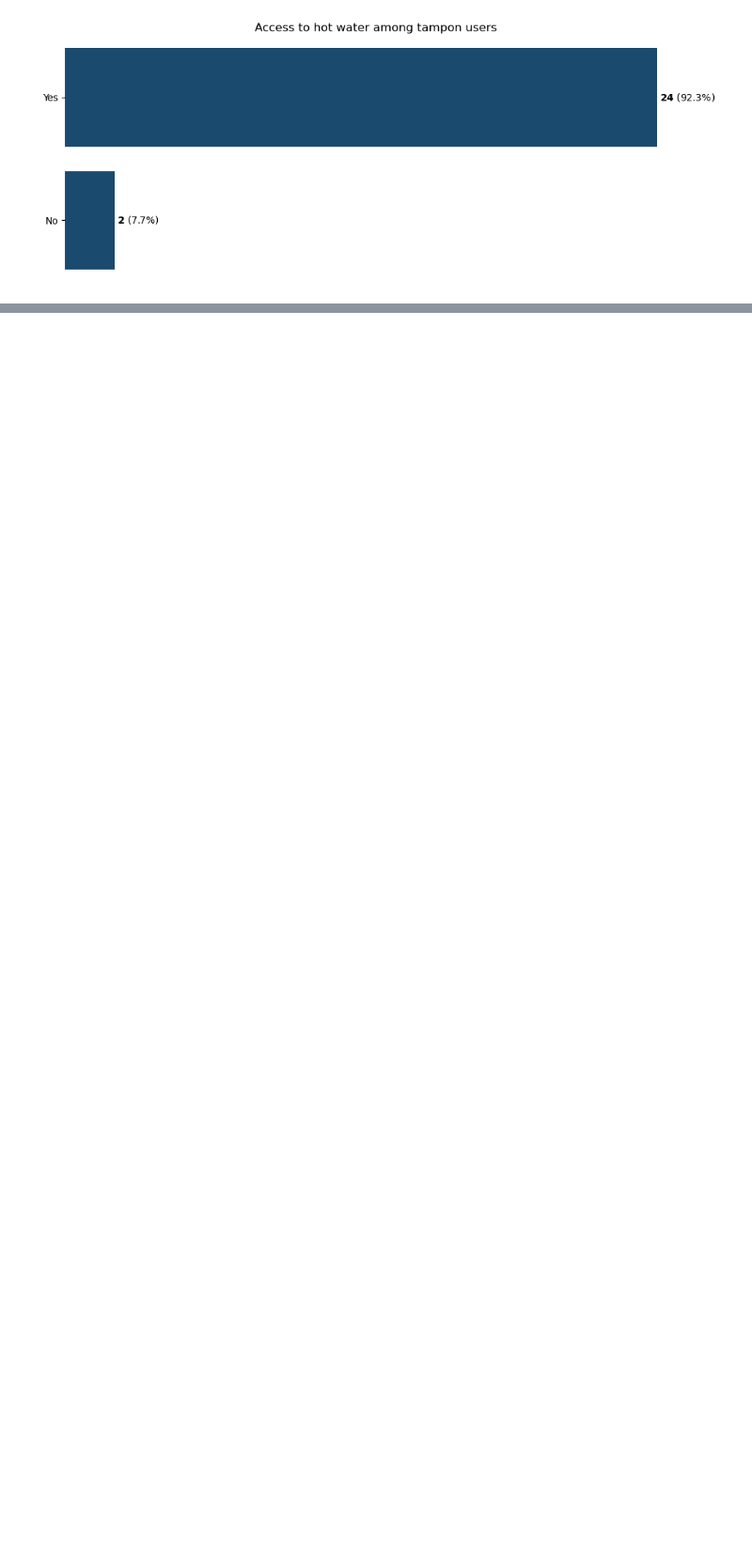
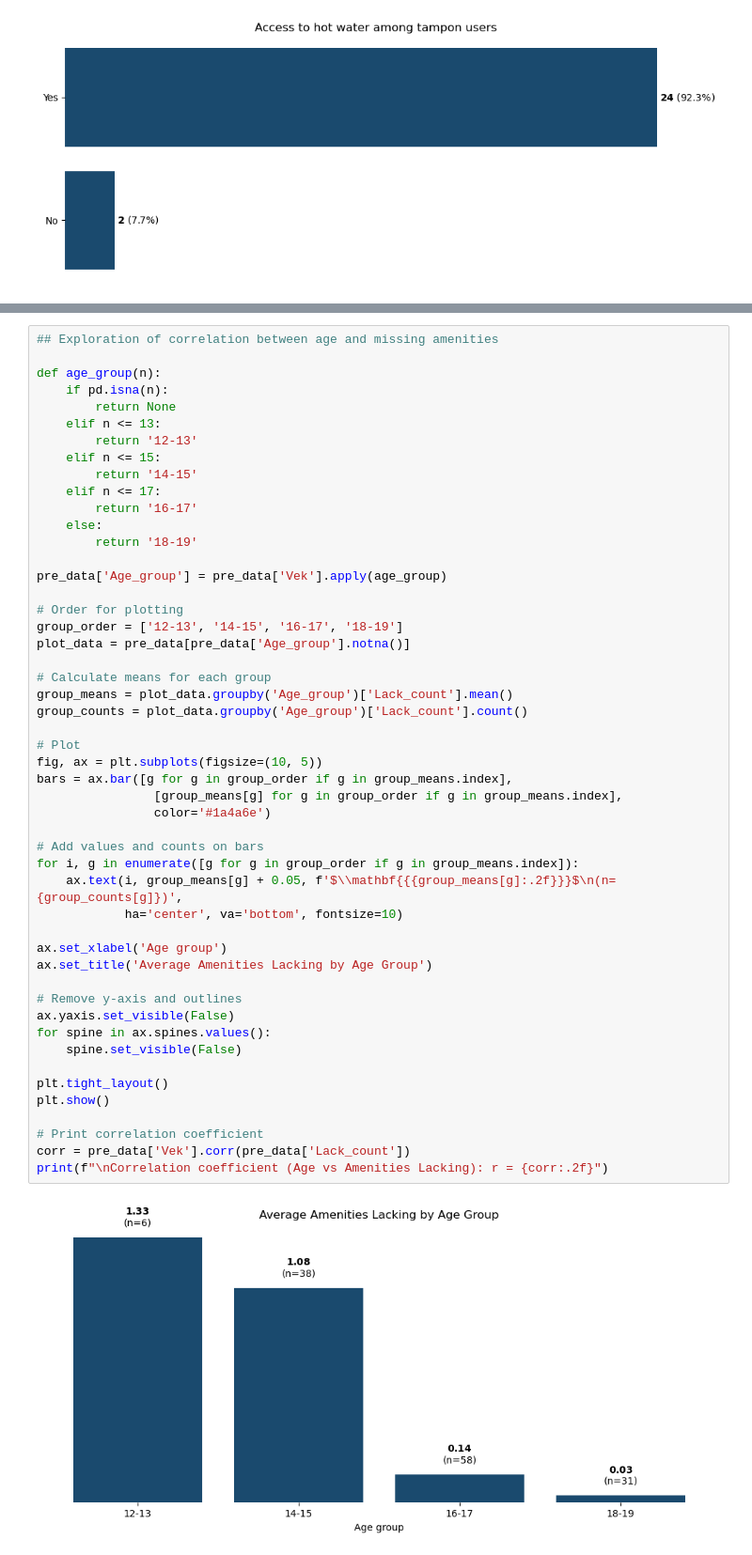
Before and after one commit to hovancas/Bardejov-research, a Jupyter notebook: pre_installation_analysis.ipynb, the cells around one changed output, grey strips where cells are left out. Shown at 94% size. Saved outputs shown, nothing was run; the diff lists cells and outputs as text; blank space fills up the shorter version.

```diff
--- a/pre_installation_analysis.ipynb
+++ b/pre_installation_analysis.ipynb
@@ -540,0 +676,52 @@ plt.show()
+# %%
+## Exploration of correlation between age and missing amenities
+
+def age_group(n):
+    if pd.isna(n):
+        return None
+    elif n <= 13:
+        return '12-13'
+    elif n <= 15:
+        return '14-15'
+    elif n <= 17:
+        return '16-17'
+    else:
+        return '18-19'
+
+pre_data['Age_group'] = pre_data['Vek'].apply(age_group)
+
+# Order for plotting
+group_order = ['12-13', '14-15', '16-17', '18-19']
+plot_data = pre_data[pre_data['Age_group'].notna()]
+
+# Calculate means for each group
+group_means = plot_data.groupby('Age_group')['Lack_count'].mean()
+group_counts = plot_data.groupby('Age_group')['Lack_count'].count()
+
+# Plot
+fig, ax = plt.subplots(figsize=(10, 5))
+bars = ax.bar([g for g in group_order if g in group_means.index],
+                [group_means[g] for g in group_order if g in group_means.index],
+                color='#1a4a6e')
+
+# Add values and counts on bars
+for i, g in enumerate([g for g in group_order if g in group_means.index]):
+    ax.text(i, group_means[g] + 0.05, f'$\\mathbf{{{group_means[g]:.2f}}}$\n(n={group_counts[g]})',
+            ha='center', va='bottom', fontsize=10)
+
+ax.set_xlabel('Age group')
+ax.set_title('Average Amenities Lacking by Age Group')
+
+# Remove y-axis and outlines
+ax.yaxis.set_visible(False)
+for spine in ax.spines.values():
+    spine.set_visible(False)
+
+plt.tight_layout()
+plt.show()
+
+# Print correlation coefficient
+corr = pre_data['Vek'].corr(pre_data['Lack_count'])
+print(f"\nCorrelation coefficient (Age vs Amenities Lacking): r = {corr:.2f}")
+# %% [output]
+[figure, added]
```
Also changed, not shown: parts of 10 cells of this notebook, 1 other file.
